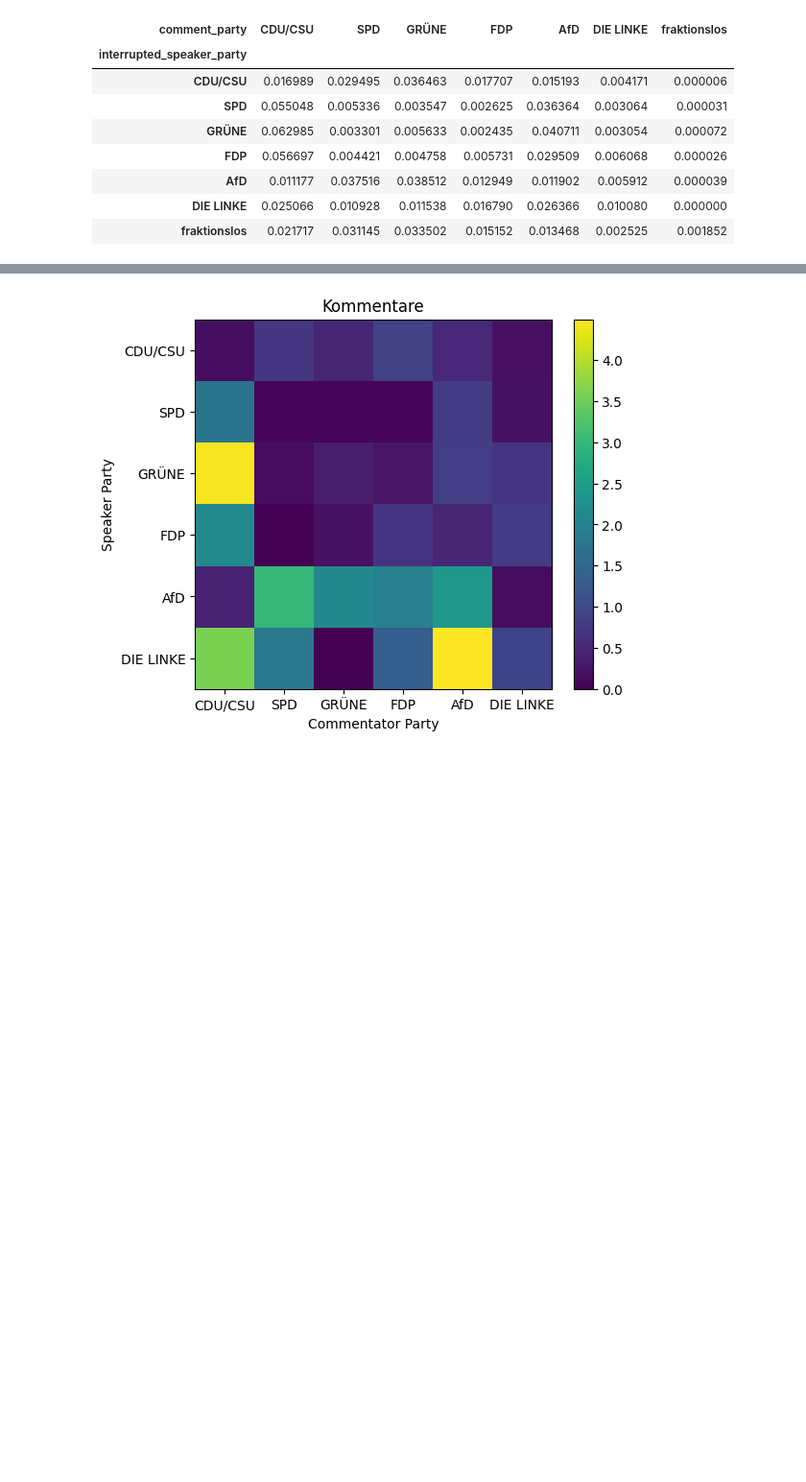
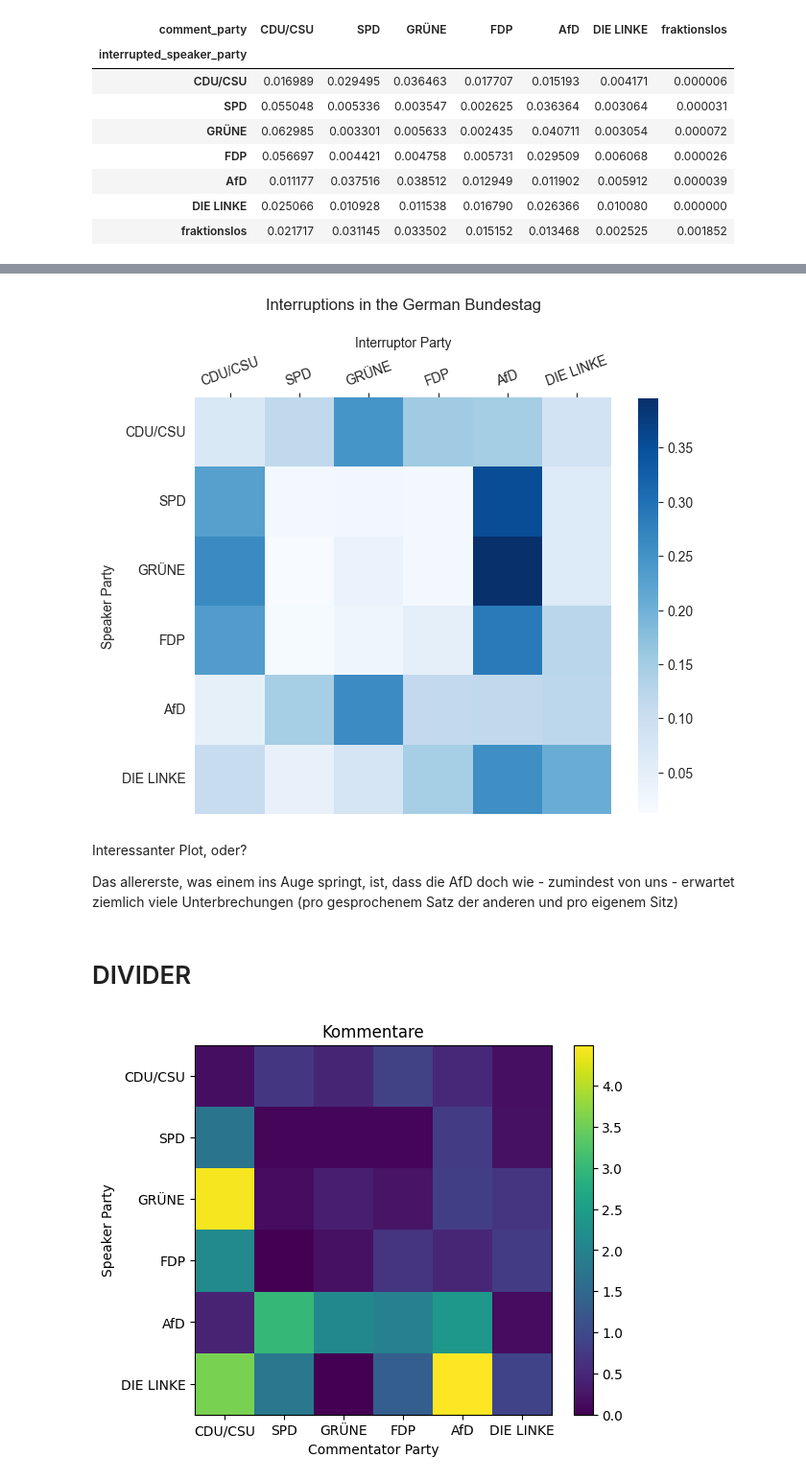
Before and after one commit to stellamoR/bundestag_zwischenrufe, a Jupyter notebook: 04_statistical_analysis.ipynb, the cells around one changed output, grey strips where cells are left out. Shown at 96% size. Cells and saved outputs as stored; diff of their text form; code cells hidden in the pictures; blank space fills up the shorter version.

```diff
--- a/04_statistical_analysis.ipynb
+++ b/04_statistical_analysis.ipynb
@@ -191,7 +207,7 @@ interruption_matrix
 # %% [markdown]
 Normalize with sentences spoken by speaker party
 # %%
-interruption_matrix_norm_sents = interruption_matrix.div(np.array(sentence_count))
+interruption_matrix_norm_sents = interruption_matrix.div(np.array(sentence_counts))
 interruption_matrix_norm_sents
 # %% [output]
 | comment_party | CDU/CSU | SPD | GRÜNE | FDP | AfD | DIE LINKE | fraktionslos |
@@ -209,2 +228,7 @@ So let's normalize by number of seats. The percentages of second votes can be fo
 # %%
 vote_percentages = [0.241, 0.257, 0.148, 0.115, 0.103, 0.049] # in correct order for this NB, 20. BT
+interruption_matrix_norm_sents = interruption_matrix_norm_sents.drop(labels='fraktionslos')
+interruption_matrix_norm_sents = interruption_matrix_norm_sents.drop(columns='fraktionslos')
+
+interruption_matrix_norm_sents_seats = interruption_matrix_norm_sents.div(vote_percentages, axis=1)
+interruption_matrix_norm_sents_seats
@@ -211,2 +243,0 @@ vote_percentages = [0.241, 0.257, 0.148, 0.115, 0.103, 0.049] # in correct order
-# %%
-interruption_matrix_norm_sents_seats = interruption_matrix_norm_sents.
@@ -213,3 +275,13 @@ interruption_matrix_norm_sents_seats = interruption_matrix_norm_sents.
+# %%
+plot_relevant_parties(interruption_matrix_norm_sents_seats)
+# %% [output]
+[figure, added]
+# %% [markdown]
+Interessanter Plot, oder?
+
+Das allererste, was einem ins Auge springt, ist, dass die AfD doch wie - zumindest von uns - erwartet ziemlich viele Unterbrechungen (pro gesprochenem Satz der anderen und pro eigenem Sitz)
+# %% [markdown]
+# DIVIDER
 # %%
 comment_matrix_normalized_sents_seats = comment_matrix_normalized_sents.copy()
 
```
Also changed, not shown: parts of 14 cells of this notebook.
